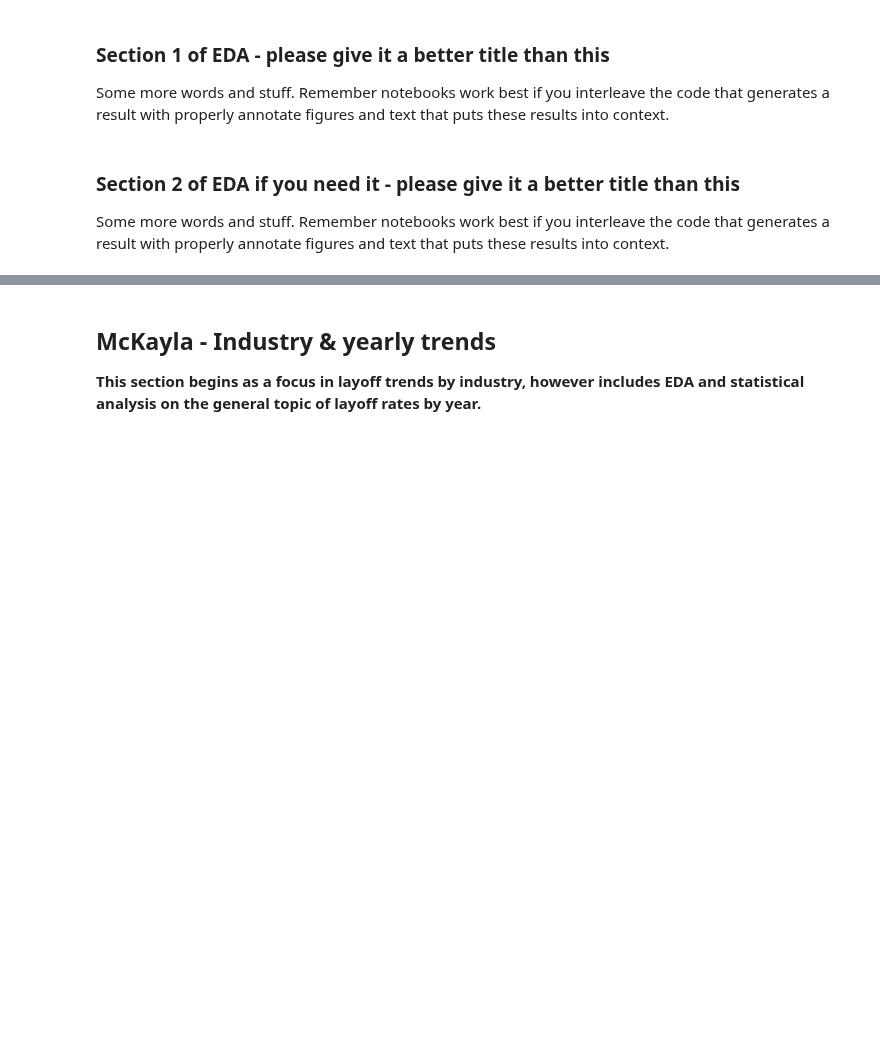
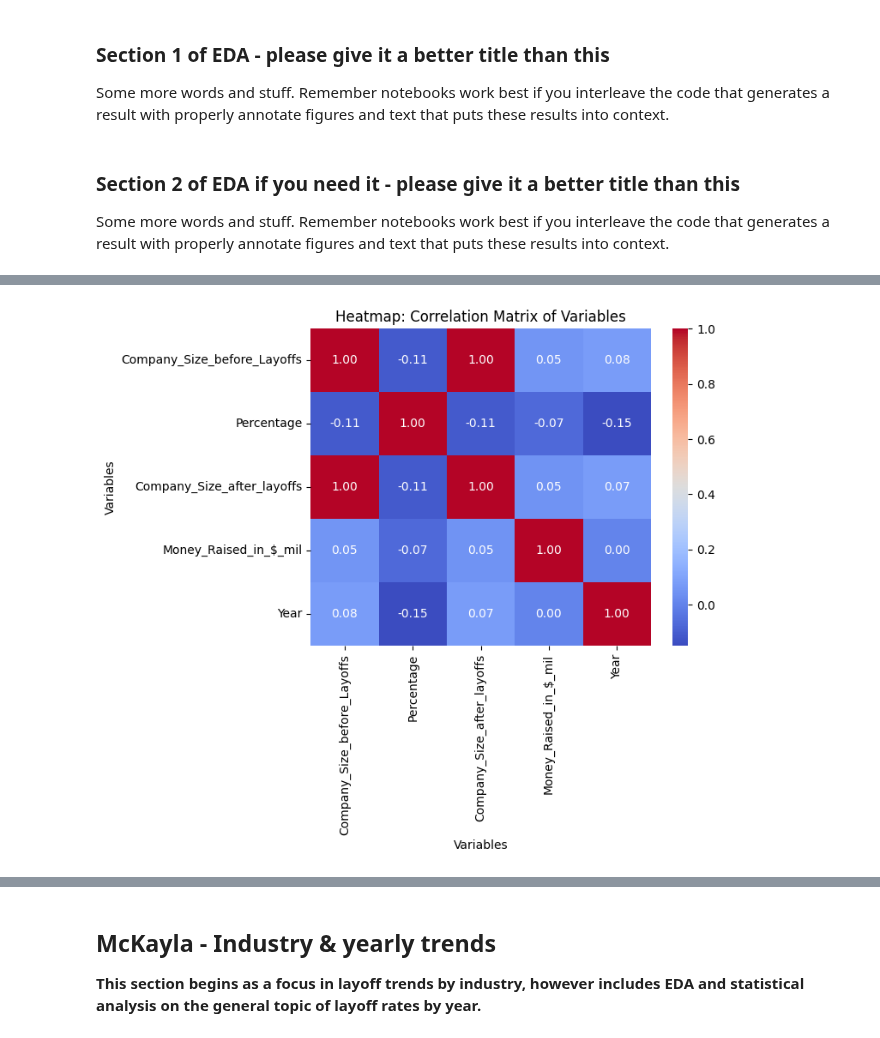
Before and after one commit to COGS108/Group019_WI24, a Jupyter notebook: EDACheckpoint_Group019_WI24.ipynb, the cells around one changed output, grey strips where cells are left out. Drawn from its saved outputs; the diff is of its cells as text; code cells hidden in the pictures; blank space fills up the shorter version.

```diff
--- a/EDACheckpoint_Group019_WI24.ipynb
+++ b/EDACheckpoint_Group019_WI24.ipynb
@@ -138,0 +189,20 @@ Some more words and stuff.  Remember notebooks work best if you interleave the c
+# %%
+df['Money_Raised_in_$_mil'] = df['Money_Raised_in_$_mil'].str.replace('$', '')
+
+heatmap_data = df[['Company_Size_before_Layoffs', 'Percentage', 'Company_Size_after_layoffs', 'Money_Raised_in_$_mil', 'Year']]
+
+# Create the correlation matrix
+correlation_matrix = heatmap_data.corr()
+
+# Create the heatmap
+sns.heatmap(correlation_matrix, annot=True, cmap='coolwarm', fmt=".2f")
+
+# Add labels and title
+plt.title('Heatmap: Correlation Matrix of Variables')
+plt.xlabel('Variables')
+plt.ylabel('Variables')
+
+# Show plot
+plt.show()
+# %% [output]
+[figure, added]
```
Also changed, not shown: parts of 7 cells of this notebook, 1 other file.
